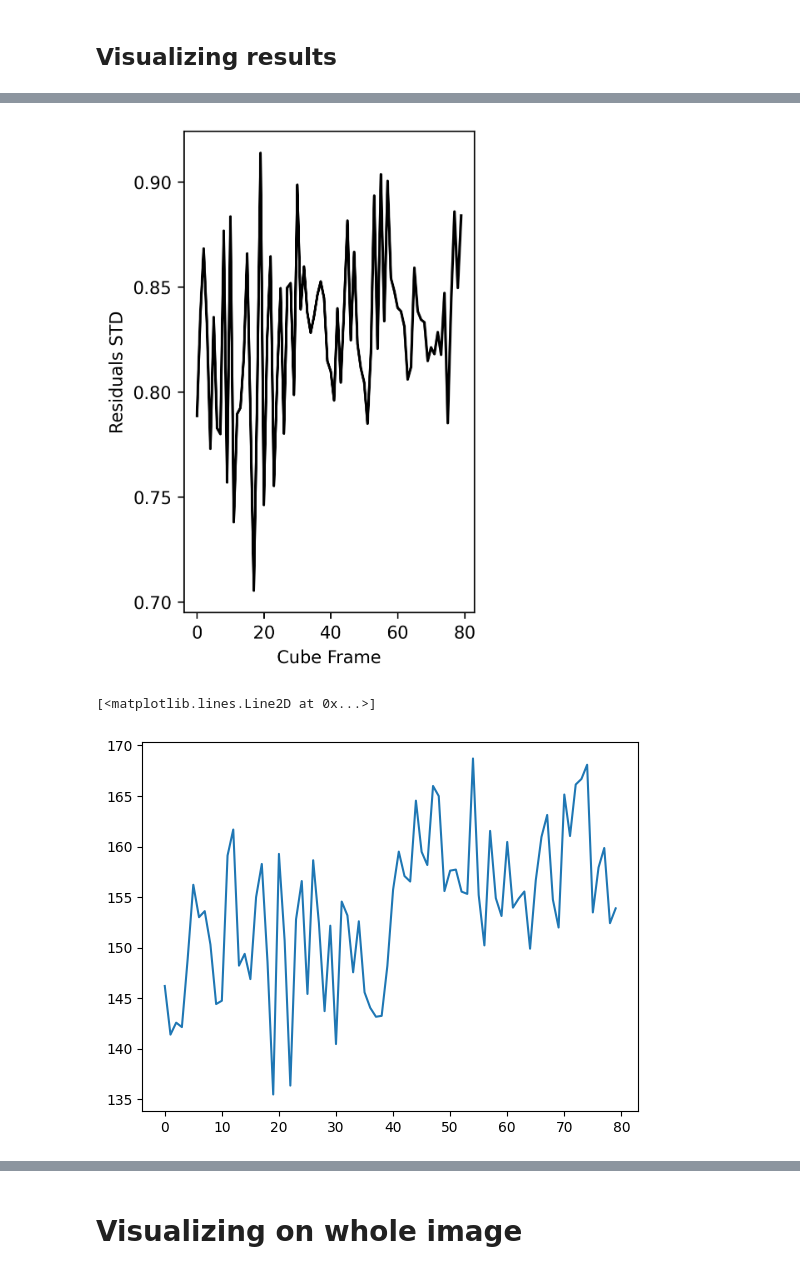
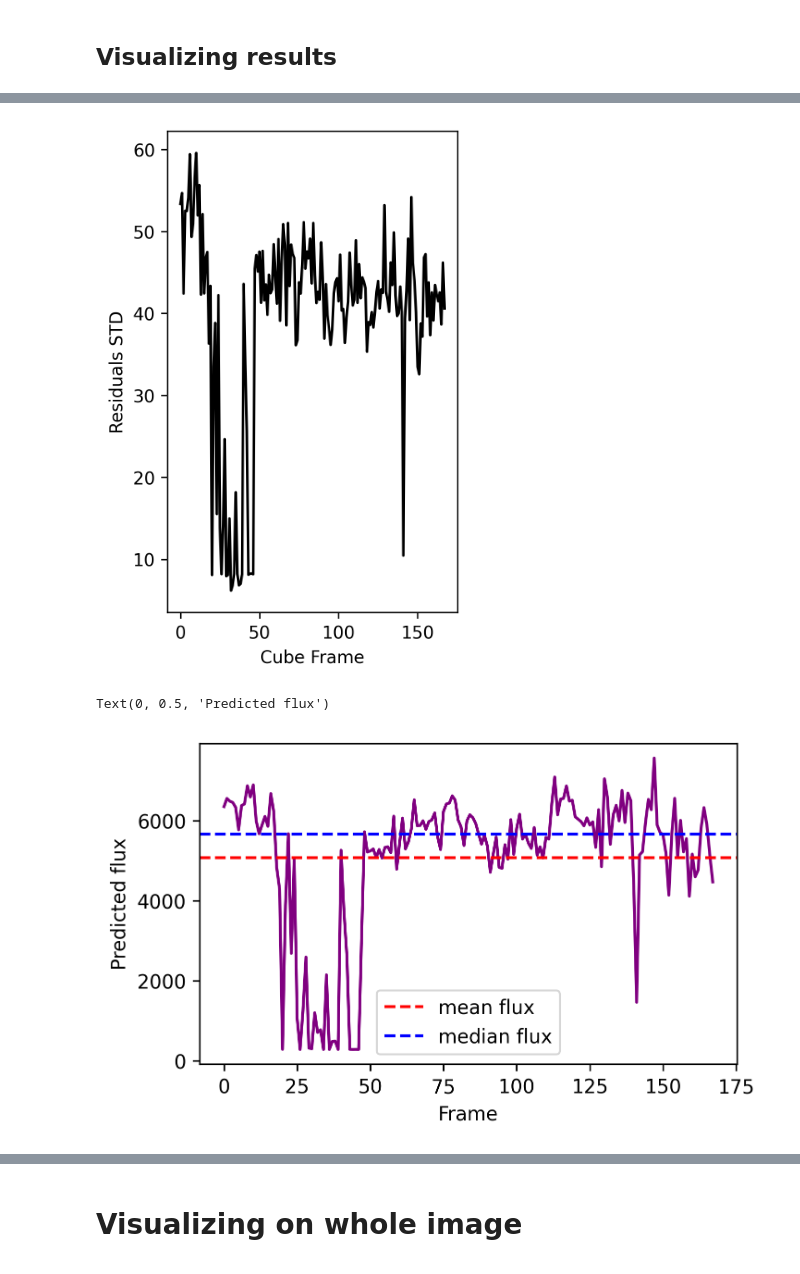
Before and after one commit to yemsnucleus/NEGFC, a Jupyter notebook: presentation/notebooks/first_guess.ipynb, the cells around one changed output, grey strips where cells are left out. Saved outputs shown, nothing was run; the diff lists cells and outputs as text; code cells hidden in the pictures.

```diff
--- a/presentation/notebooks/first_guess.ipynb
+++ b/presentation/notebooks/first_guess.ipynb
@@ -23,8 +25,8 @@ The autoreload extension is already loaded. To reload it, use:
 The first step is to preprocess the data, which involves normalizing the PSF, cropping windows centered on candidate companions, and obtaining the initial parameters from the VIP library. In order to accomplish this, we employ the `preprocess()` function as follows:
 # %%
 %%time
-data_path = './data/f_dhtau/'
+data_path = './data/pedro/'
 table_raw, cube, psf, rot_angles, backmoments = preprocess(data_path)
 dataset_name = data_path.split('/')[-2]
-dataset_name
+dataset_name, cube.shape
 # %% [output]
@@ -132,5 +152,5 @@ table_op
 # %%
-index = 1
+index = 0
 model_path = f"./logs/{dataset_name}/model_{index}/"
 
 selected = table_op[table_op['index'] == index]
@@ -161,12 +197,20 @@ plt.xlabel('Cube Frame')
 plt.ylabel('Residuals STD')
 plt.show()
 # %% [output]
-[figure, old version]
+[figure, new version]
 # %%
-plt.plot(fluxes)
+plt.figure(dpi=300, figsize=(5, 3))
+plt.plot(fluxes, color='purple')
+plt.axhline(y=np.mean(fluxes), color='r',
+            linestyle='--', label='mean flux')
+plt.axhline(y=np.median(fluxes), color='b', linestyle='--',
+            label='median flux')
+plt.legend()
+plt.xlabel('Frame')
+plt.ylabel('Predicted flux')
 # %% [output]
-[<matplotlib.lines.Line2D at 0x...>]
+Text(0, 0.5, 'Predicted flux')
-[figure, old version]
+[figure, new version]
 # %%
 os.makedirs(os.path.join(model_path, 'results'), exist_ok=True)
 residuals = real_comp-fake_comp
```
Also changed, not shown: parts of 19 cells of this notebook, 1 other file.
